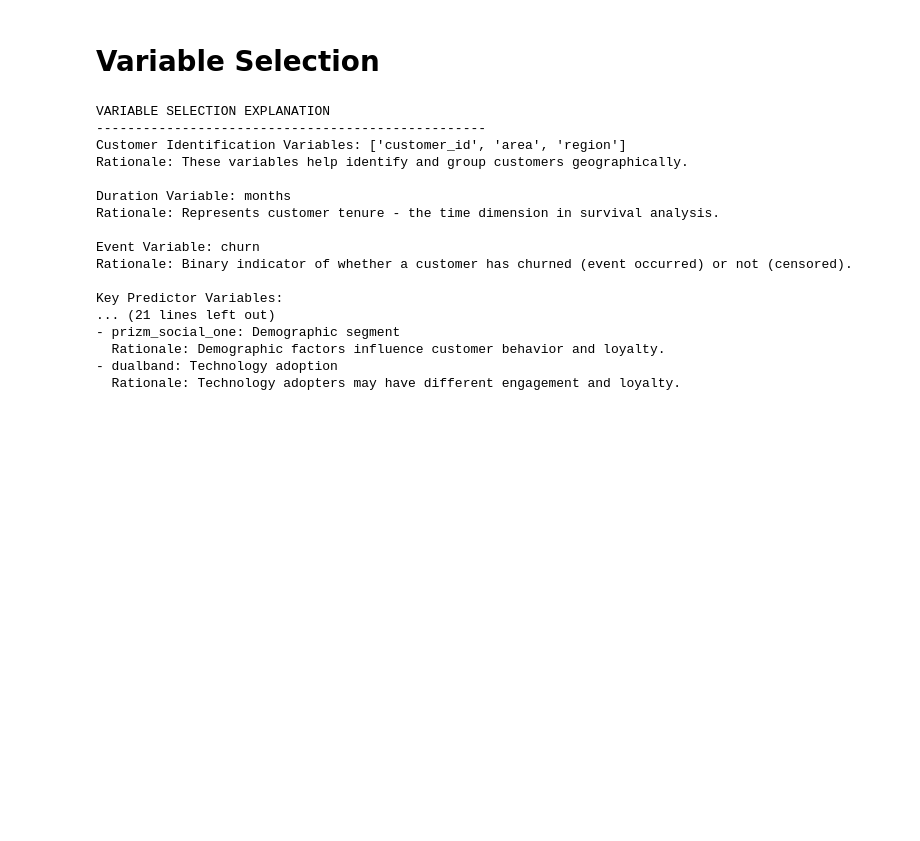
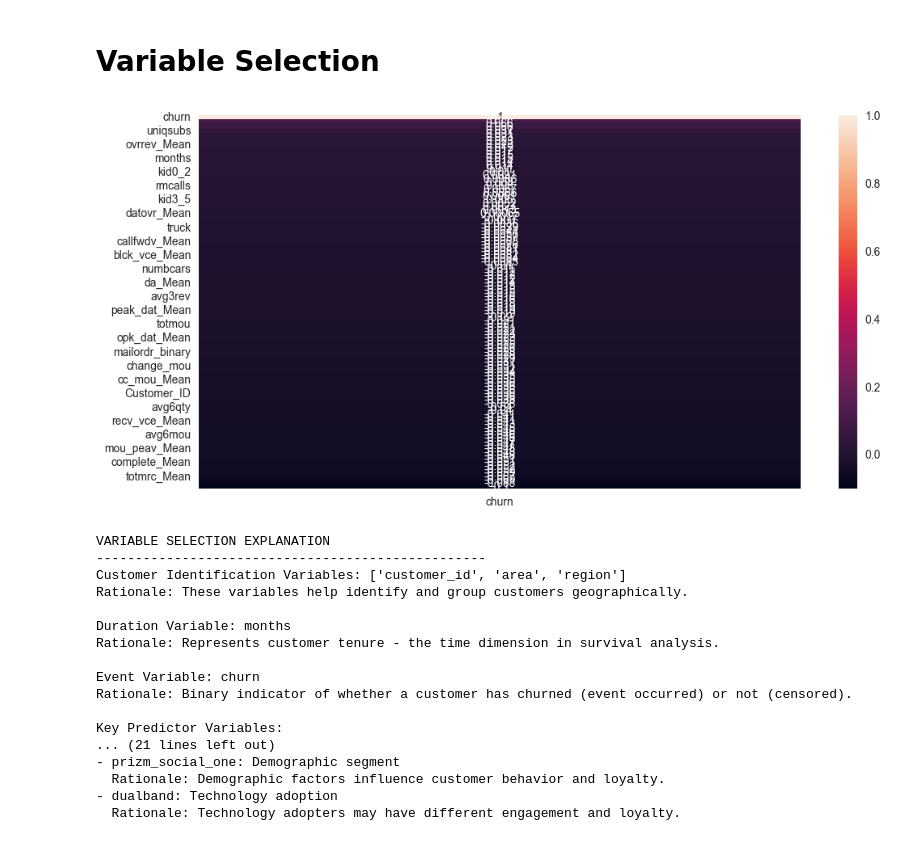
Before and after one commit to FelixVeaux/Telecom_Churn, a Jupyter notebook: 03_KMF/01_KMF.ipynb, the cells around one changed output. Cells and saved outputs as stored; diff of their text form; code cells hidden in the pictures; blank space fills up the shorter version.

```diff
--- a/03_KMF/01_KMF.ipynb
+++ b/03_KMF/01_KMF.ipynb
@@ -87,3 +130,22 @@ Churn rate: 48.93%
 Tenure distribution plot saved to 'figures/tenure_distribution.png'
 # %% [markdown]
 # Variable Selection
+# %%
+df['churn'] = df['churn'].astype(int)
+# %%
+# Example: Using Label Encoding on categorical columns
+from sklearn.preprocessing import LabelEncoder
+
+df_encoded = df.copy()
+for col in df_encoded.select_dtypes(include=['object']).columns:
+    df_encoded[col] = LabelEncoder().fit_transform(df_encoded[col].astype(str))
+
+corr_matrix = df_encoded.corr()
+
+#corr_matrix = df.select_dtypes(include=['number']).corr()
+# %%
+
+sns.heatmap(corr_matrix[['churn']].sort_values(by='churn', ascending=False), annot=True)
+plt.show()
+# %% [output]
+[figure, added]
```
Also changed, not shown: parts of 8 cells of this notebook, 4 other files.
